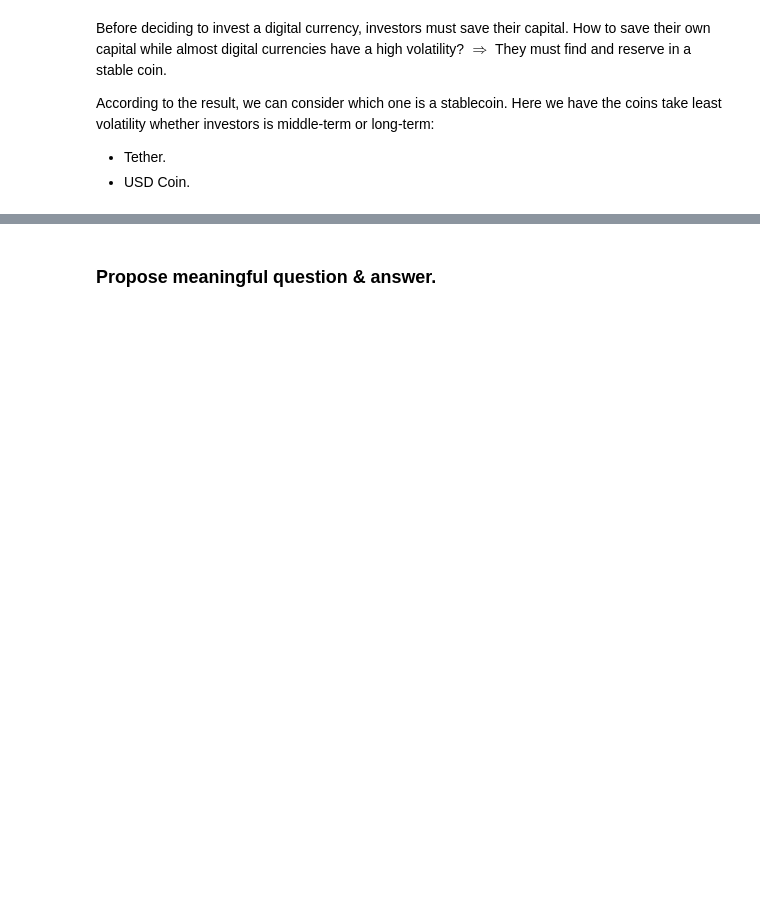
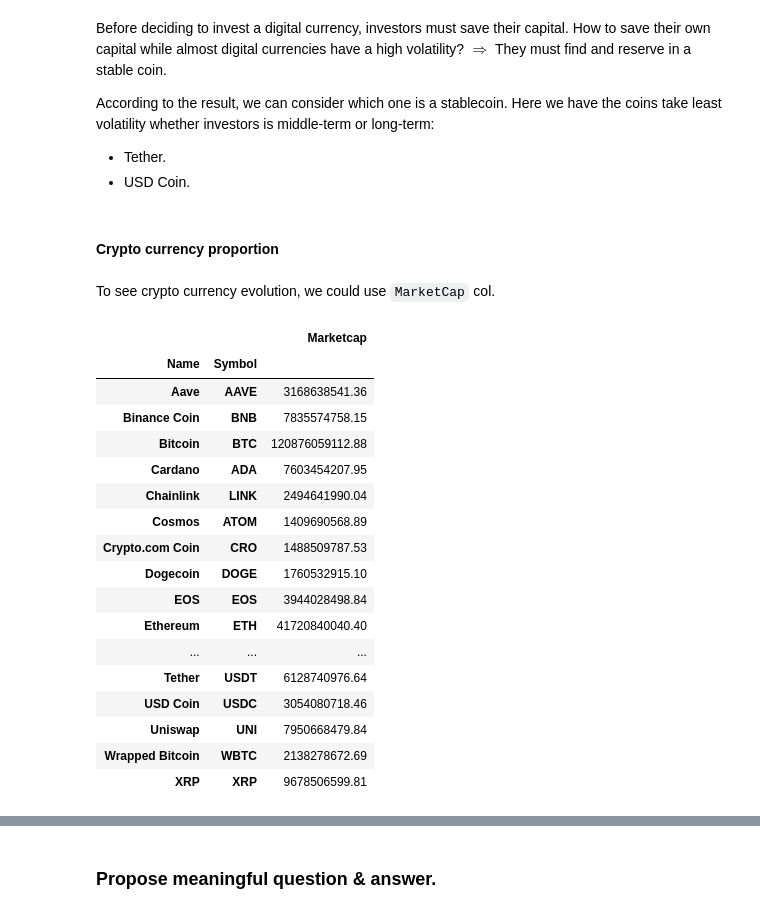
Before and after one commit to henryone0910/Crypto-Analysis, a Jupyter notebook: Final.ipynb, the cells around one changed output, grey strips where cells are left out. Drawn from its saved outputs; the diff is of its cells as text; code cells hidden in the pictures; blank space fills up the shorter version.

```diff
--- a/Final.ipynb
+++ b/Final.ipynb
@@ -471,3 +513,32 @@ $\Rightarrow$ They must find and reserve in a stable coin.
 According to the result, we can consider which one is a stablecoin. Here we have the coins take least volatility whether investors is middle-term or long-term:
 - Tether.
 - USD Coin.
+# %% [markdown]
+#### Crypto currency proportion
+# %% [markdown]
+To see crypto currency evolution, we could use `MarketCap` col.
+# %%
+true_mcap = cryp_df[cryp_df['Marketcap'] > 0]
+
+mean_mcap = true_mcap[['Name','Symbol','Marketcap']].groupby(['Name','Symbol']).mean()
+pd.set_option('display.float_format', '{:.2f}'.format)
+mean_mcap
+# %% [output]
+|  |  | Marketcap |
+| Name | Symbol |  |
+| Aave | AAVE | 3168638541.36 |
+| Binance Coin | BNB | 7835574758.15 |
+| Bitcoin | BTC | 120876059112.88 |
+| Cardano | ADA | 7603454207.95 |
+| Chainlink | LINK | 2494641990.04 |
+| Cosmos | ATOM | 1409690568.89 |
+| Crypto.com Coin | CRO | 1488509787.53 |
+| Dogecoin | DOGE | 1760532915.10 |
+| EOS | EOS | 3944028498.84 |
+| Ethereum | ETH | 41720840040.40 |
+| ... | ... | ... |
+| Tether | USDT | 6128740976.64 |
+| USD Coin | USDC | 3054080718.46 |
+| Uniswap | UNI | 7950668479.84 |
+| Wrapped Bitcoin | WBTC | 2138278672.69 |
+| XRP | XRP | 9678506599.81 |
```
Also changed, not shown: parts of 26 cells of this notebook, 1 other file.
